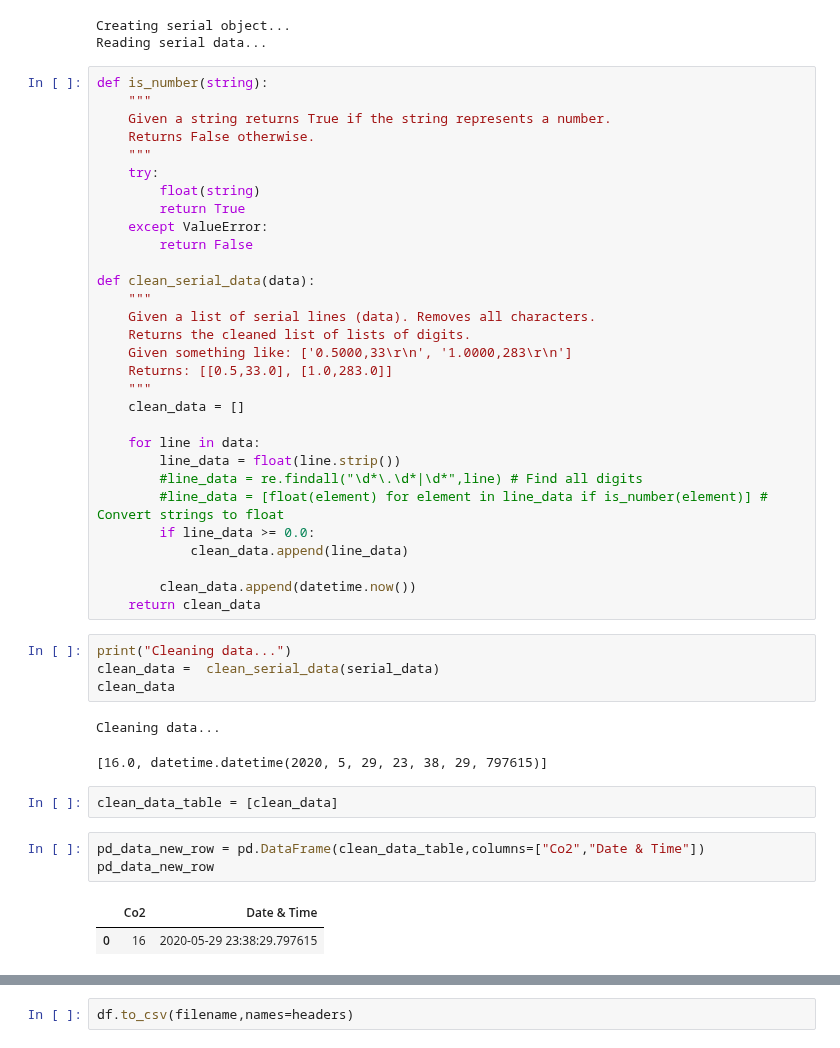
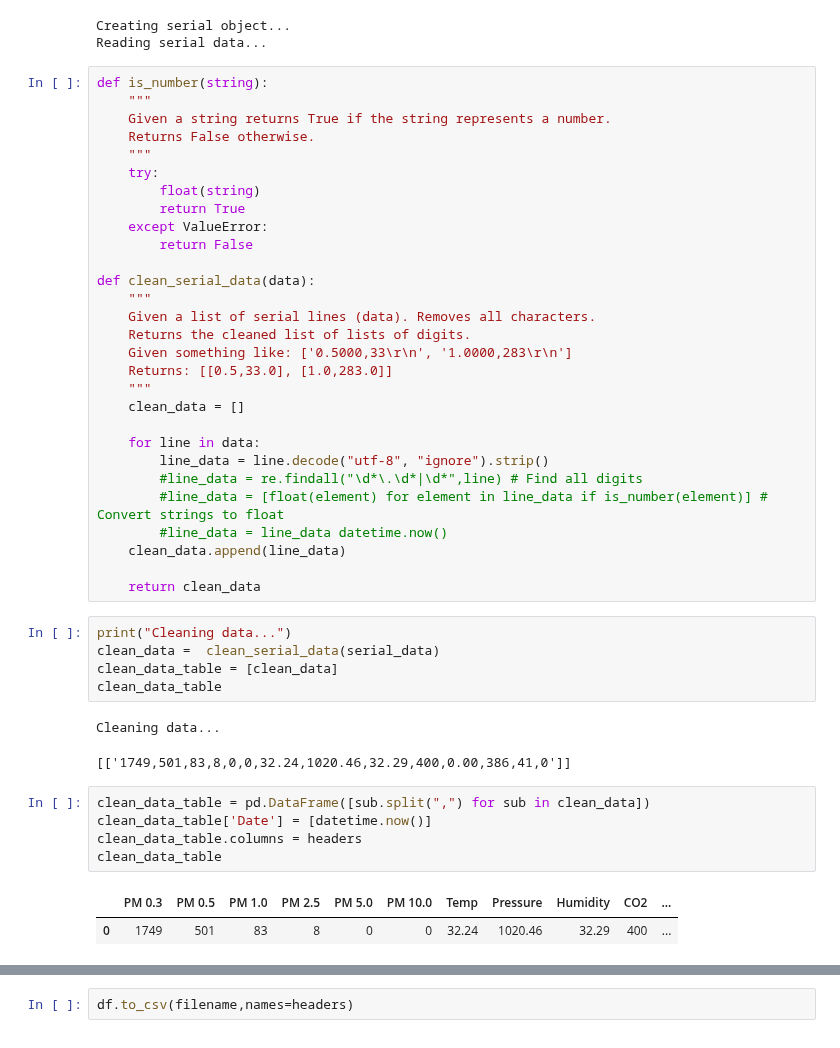
Before and after one commit to M0JPI/red-pitaya-projects, a Jupyter notebook: jupyter-notebooks/Serial Test over USB.ipynb, the cells around one changed output, grey strips where cells are left out. Cells and saved outputs as stored; diff of their text form.

```diff
--- a/jupyter-notebooks/Serial Test over USB.ipynb
+++ b/jupyter-notebooks/Serial Test over USB.ipynb
@@ -101,27 +108,27 @@ def clean_serial_data(data):
     clean_data = []
 
     for line in data:
-        line_data = float(line.strip())
+        line_data = line.decode("utf-8", "ignore").strip()
         #line_data = re.findall("\d*\.\d*|\d*",line) # Find all digits
         #line_data = [float(element) for element in line_data if is_number(element)] # Convert strings to float
-        if line_data >= 0.0:
-            clean_data.append(line_data)
+        #line_data = line_data datetime.now()
+    clean_data.append(line_data)
 
-        clean_data.append(datetime.now())
     return clean_data
 # %%
 print("Cleaning data...")
 clean_data =  clean_serial_data(serial_data)
-clean_data
+clean_data_table = [clean_data]
+clean_data_table
 # %% [output]
 Cleaning data...
-[16.0, datetime.datetime(2020, 5, 29, 23, 38, 29, 797615)]
+[['1749,501,83,8,0,0,32.24,1020.46,32.29,400,0.00,386,41,0']]
-# %%
-clean_data_table = [clean_data]
-# %%
-pd_data_new_row = pd.DataFrame(clean_data_table,columns=["Co2","Date & Time"])
-pd_data_new_row
-# %% [output]
-|  | Co2 | Date & Time |
-| 0 | 16 | 2020-05-29 23:38:29.797615 |
+# %%
+clean_data_table = pd.DataFrame([sub.split(",") for sub in clean_data])
+clean_data_table['Date'] = [datetime.now()]
+clean_data_table.columns = headers
+clean_data_table
+# %% [output]
+|  | PM 0.3 | PM 0.5 | PM 1.0 | PM 2.5 | PM 5.0 | PM 10.0 | Temp | Pressure | Humidity | CO2 | ... |
+| 0 | 1749 | 501 | 83 | 8 | 0 | 0 | 32.24 | 1020.46 | 32.29 | 400 | ... |
 # %%
```
Also changed, not shown: parts of 17 cells of this notebook.
